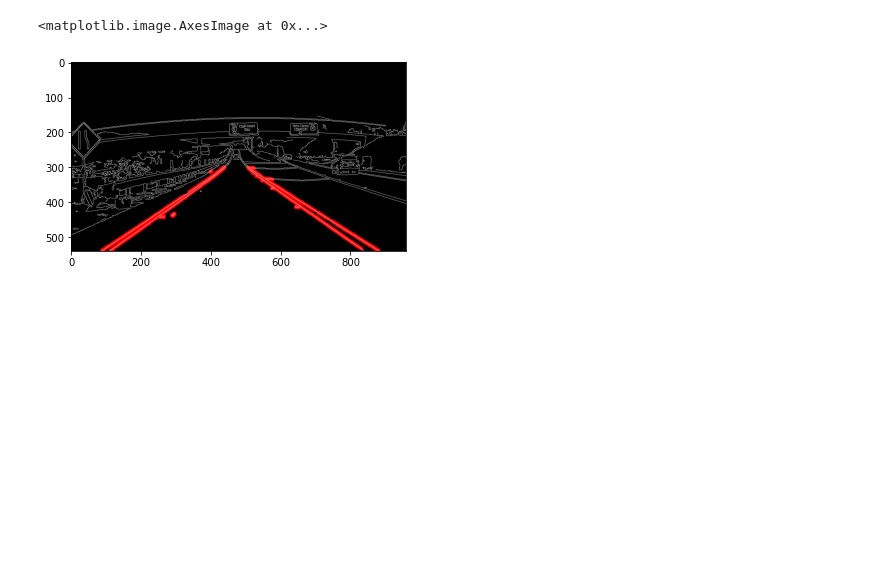
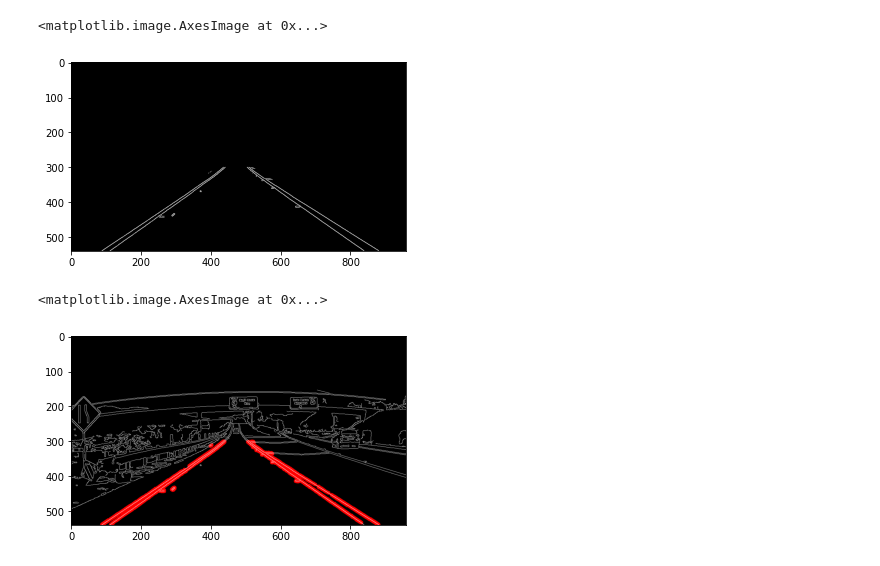
Before and after one commit to parikshitsaikia1619/Complete-Self-Driving-Car-Engineering, a Jupyter notebook: Computer Vision Fundamentals/Hough Transform.ipynb, the cells around one changed output. Saved outputs shown, nothing was run; the diff lists cells and outputs as text; code cells hidden in the pictures; blank space fills up the shorter version.

```diff
--- a/Computer Vision Fundamentals/Hough Transform.ipynb
+++ b/Computer Vision Fundamentals/Hough Transform.ipynb
@@ -6 +39,6 @@ import cv2
+# %%
+plt.imshow(masked_edges,cmap='Greys_r')
+# %% [output]
+<matplotlib.image.AxesImage at 0x...>
+[figure, added]
 # %%
```
Also changed, not shown: parts of 4 cells of this notebook.
